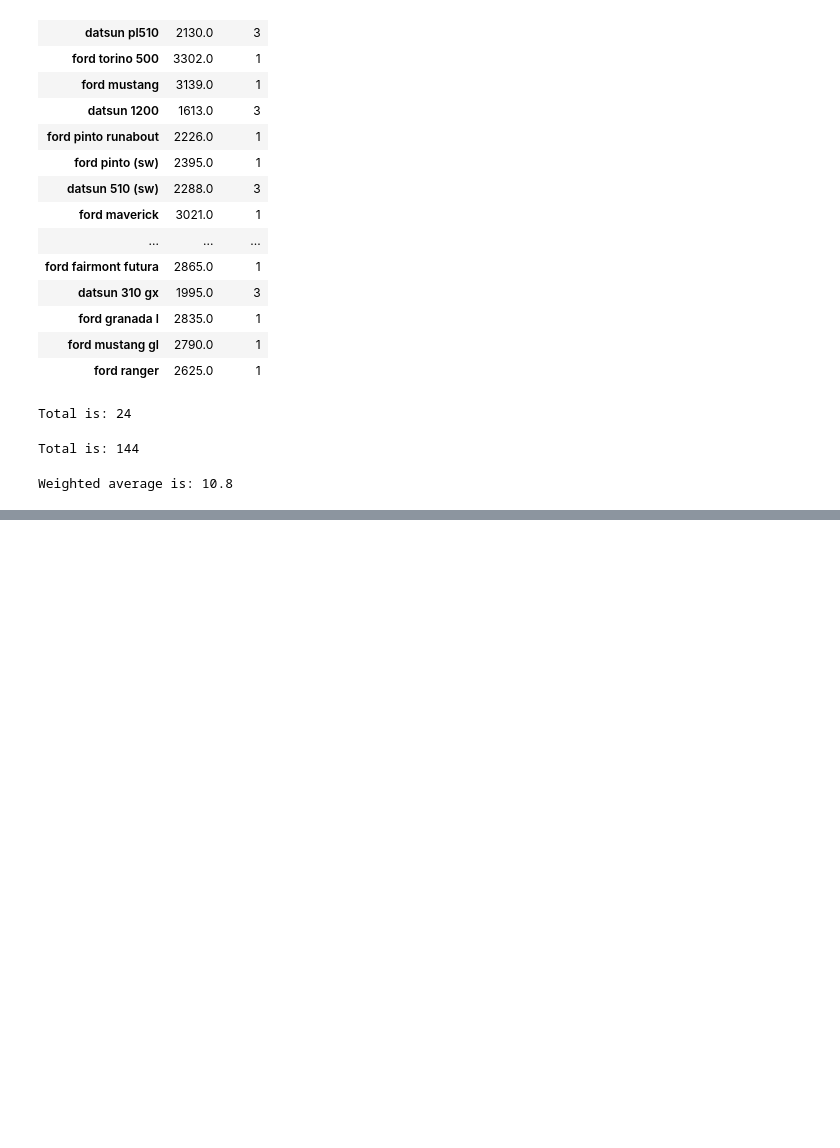
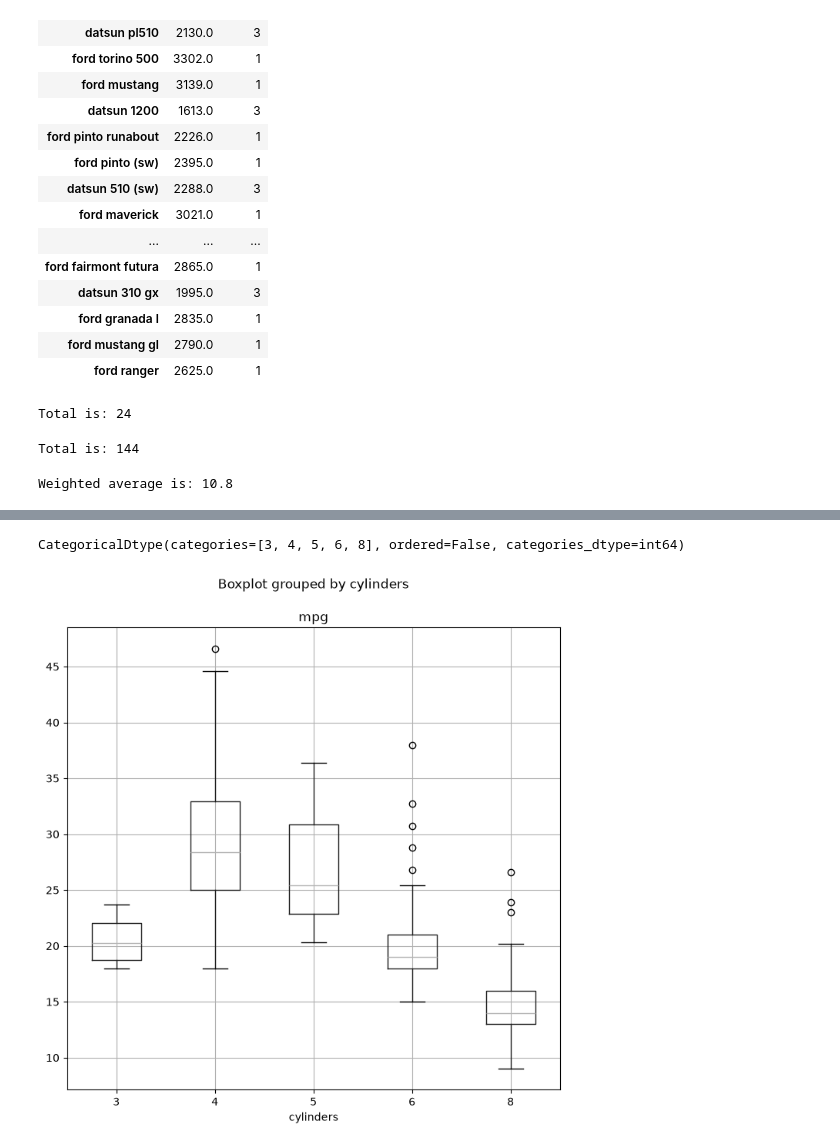
Before and after one commit to Nattawut30/Math-Algorithmic-Trading, a Jupyter notebook: Probability_Statistics/01_statistical_learning.ipynb, the cells around one changed output, grey strips where cells are left out. Drawn from its saved outputs; the diff is of its cells as text; code cells hidden in the pictures; blank space fills up the shorter version.

```diff
--- a/Probability_Statistics/01_statistical_learning.ipynb
+++ b/Probability_Statistics/01_statistical_learning.ipynb
@@ -1133,0 +1228,16 @@ Weighted average is: 10.8
+# %%
+# reveals something that is being treated as a quantitative variable.
+# repalce the cylinders column with a categorical version of Auto.cylinders.
+
+Auto.cylinders = pd.Series(Auto.cylinders, dtype='category')
+Auto.cylinders.dtype
+# %% [output]
+CategoricalDtype(categories=[3, 4, 5, 6, 8], ordered=False, categories_dtype=int64)
+# %%
+# cylinders is qualitative
+# display it using boxplot()
+
+fig, ax = subplots(figsize=(8, 8))
+Auto.boxplot('mpg', by='cylinders', ax=ax);
+# %% [output]
+[figure, added]
```
Also changed, not shown: parts of 17 cells of this notebook, 2 other files.
